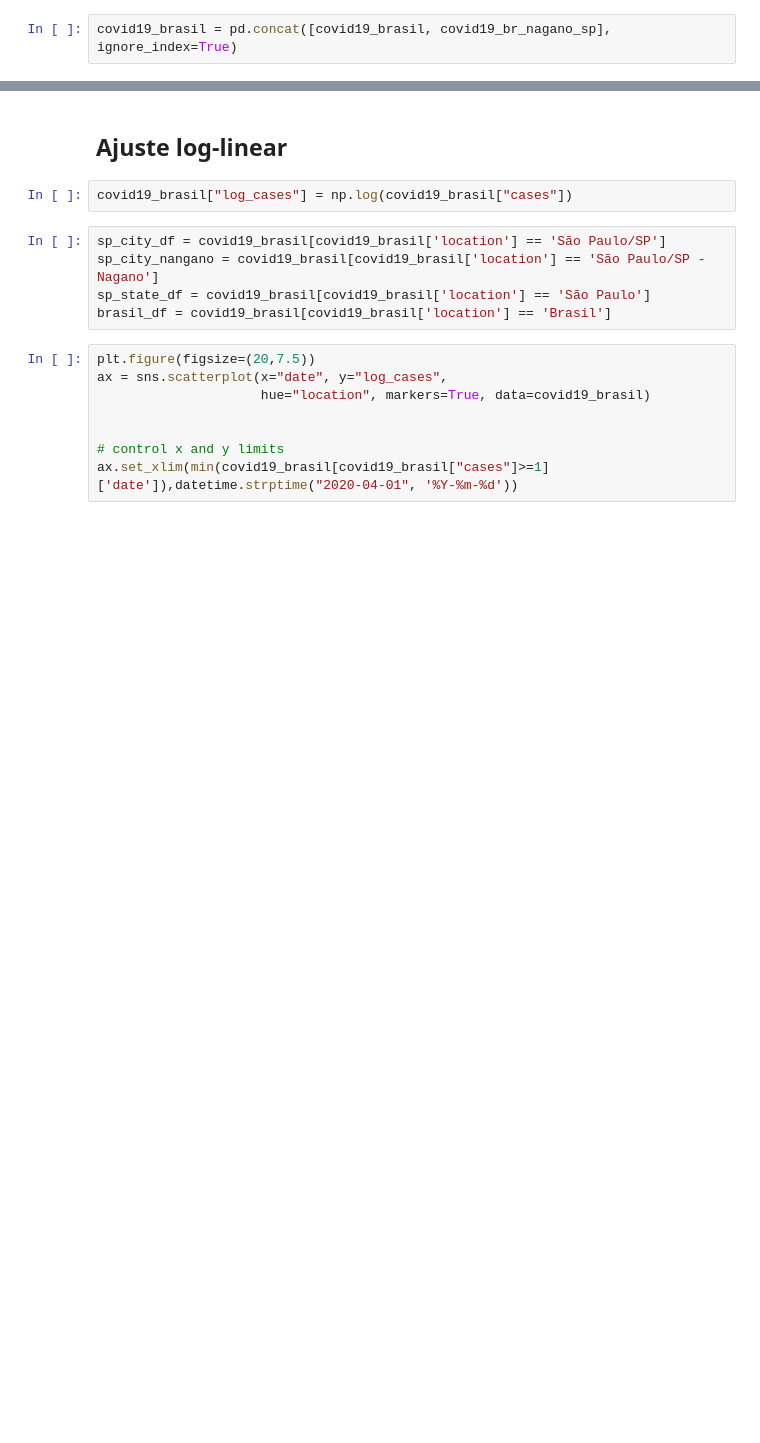
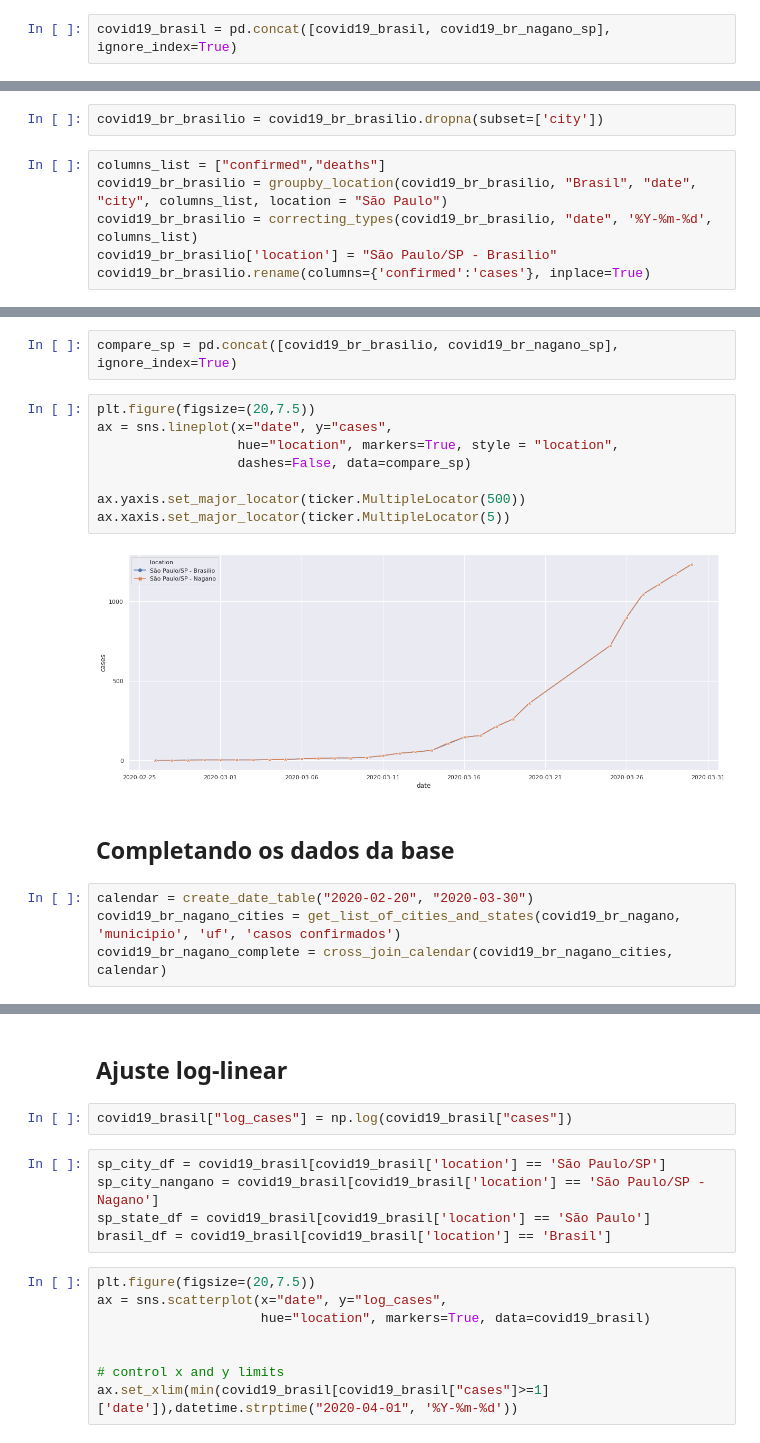
Before and after one commit to pedroseiler/coronavirus, a Jupyter notebook: notebooks/covid_1.ipynb, the cells around one changed output, grey strips where cells are left out. Cells and saved outputs as stored; diff of their text form; blank space fills up the shorter version.

```diff
--- a/notebooks/covid_1.ipynb
+++ b/notebooks/covid_1.ipynb
@@ -241,0 +299,8 @@ ax.xaxis.set_major_locator(ticker.MultipleLocator(5))
+# %%
+covid19_br_brasilio = covid19_br_brasilio.dropna(subset=['city'])
+# %%
+columns_list = ["confirmed","deaths"]
+covid19_br_brasilio = groupby_location(covid19_br_brasilio, "Brasil", "date", "city", columns_list, location = "São Paulo")
+covid19_br_brasilio = correcting_types(covid19_br_brasilio, "date", '%Y-%m-%d', columns_list)
+covid19_br_brasilio['location'] = "São Paulo/SP - Brasilio"
+covid19_br_brasilio.rename(columns={'confirmed':'cases'}, inplace=True)
@@ -241,0 +317,18 @@ ax.xaxis.set_major_locator(ticker.MultipleLocator(5))
+# %%
+compare_sp = pd.concat([covid19_br_brasilio, covid19_br_nagano_sp], ignore_index=True)
+# %%
+plt.figure(figsize=(20,7.5))
+ax = sns.lineplot(x="date", y="cases",
+                  hue="location", markers=True, style = "location",
+                  dashes=False, data=compare_sp)
+
+ax.yaxis.set_major_locator(ticker.MultipleLocator(500))
+ax.xaxis.set_major_locator(ticker.MultipleLocator(5))
+# %% [output]
+[figure, added]
+# %% [markdown]
+## Completando os dados da base
+# %%
+calendar = create_date_table("2020-02-20", "2020-03-30")
+covid19_br_nagano_cities = get_list_of_cities_and_states(covid19_br_nagano, 'municipio', 'uf', 'casos confirmados')
+covid19_br_nagano_complete = cross_join_calendar(covid19_br_nagano_cities, calendar)
```
Also changed, not shown: parts of 34 cells of this notebook, 5 other files.
